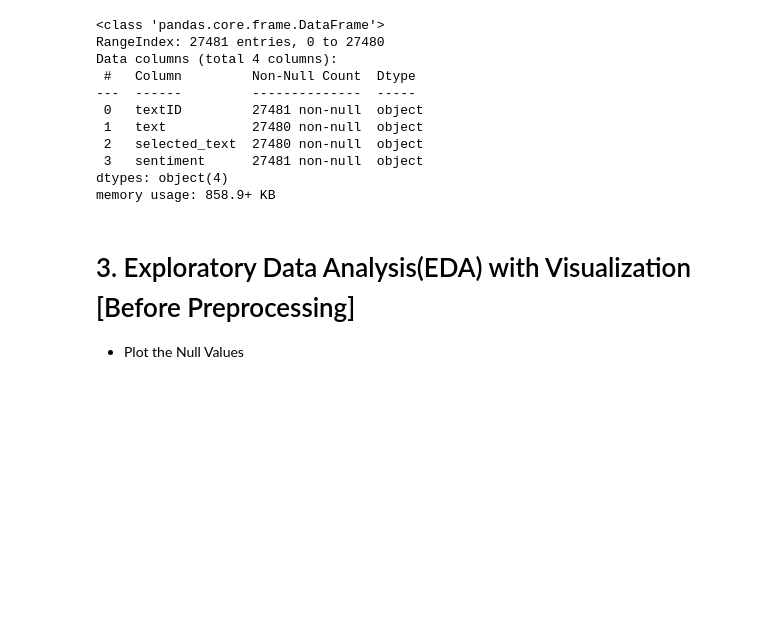
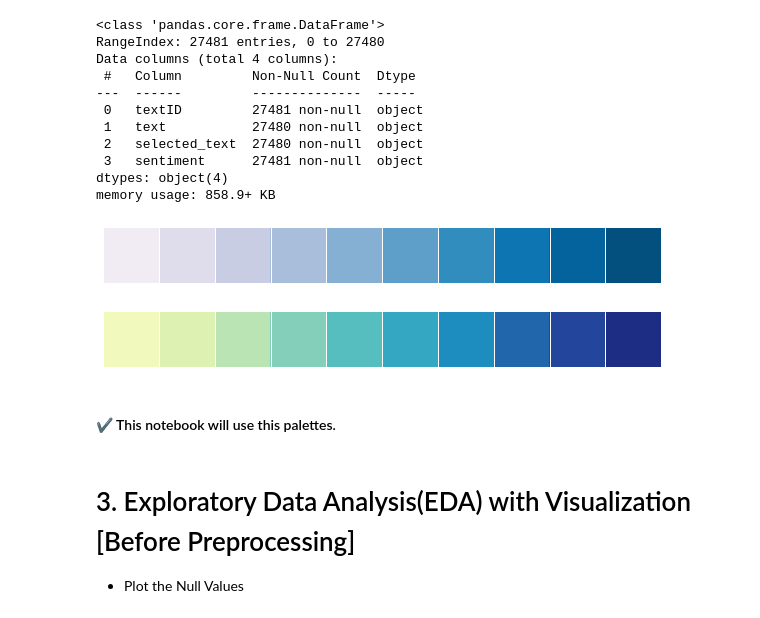
Before and after one commit to jerife/Kaggle, a Jupyter notebook: 09 Tweet Sentiment Extraction.ipynb, the cells around one changed output. Cells and saved outputs as stored; diff of their text form; code cells hidden in the pictures; blank space fills up the shorter version.

```diff
--- a/09 Tweet Sentiment Extraction.ipynb
+++ b/09 Tweet Sentiment Extraction.ipynb
@@ -81,6 +85,16 @@ Data columns (total 4 columns):
  3   sentiment      27481 non-null  object
 dtypes: object(4)
 memory usage: 858.9+ KB
+# %%
+PuBu_palette = sns.color_palette("PuBu", 10)
+YlGnBu_palette = sns.color_palette("YlGnBu", 10)
+sns.palplot(PuBu_palette)
+sns.palplot(YlGnBu_palette)
+# %% [output]
+[figure, added]
+[figure, added]
+# %% [markdown]
+#### ✔️ This notebook will use this palettes.
 # %% [markdown]
 # 3. Exploratory Data Analysis(EDA) with Visualization [Before Preprocessing]
 * Plot the Null Values
```
Also changed, not shown: parts of 12 cells of this notebook.
